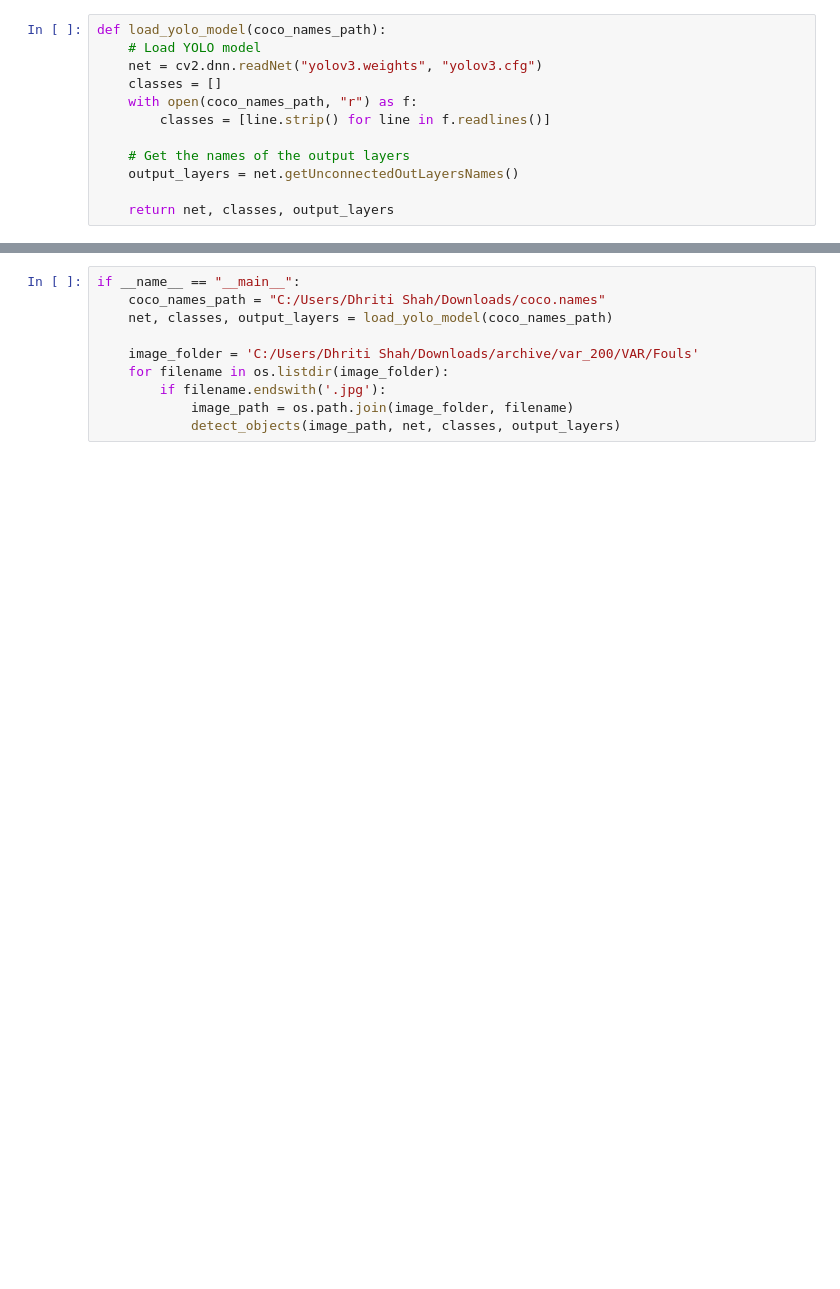
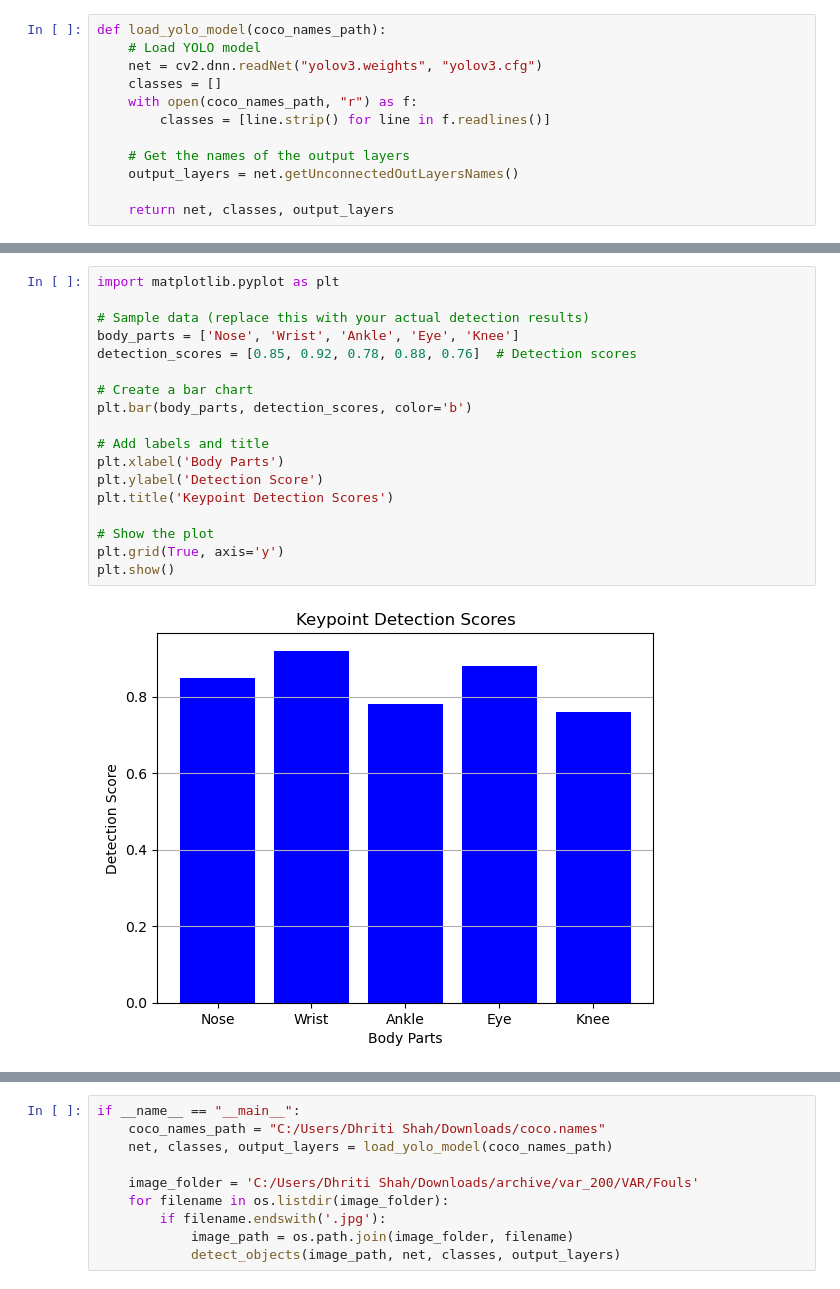
Before and after one commit to Dhritishah03/Capgemini, a Jupyter notebook: Capgemini.ipynb, the cells around one changed output, grey strips where cells are left out. Cells and saved outputs as stored; diff of their text form; blank space fills up the shorter version.

```diff
--- a/Capgemini.ipynb
+++ b/Capgemini.ipynb
@@ -145,0 +199,20 @@ def detect_objects(image_path, net, classes, output_layers, confidence_threshold
+# %%
+import matplotlib.pyplot as plt
+
+# Sample data (replace this with your actual detection results)
+body_parts = ['Nose', 'Wrist', 'Ankle', 'Eye', 'Knee']
+detection_scores = [0.85, 0.92, 0.78, 0.88, 0.76]  # Detection scores
+
+# Create a bar chart
+plt.bar(body_parts, detection_scores, color='b')
+
+# Add labels and title
+plt.xlabel('Body Parts')
+plt.ylabel('Detection Score')
+plt.title('Keypoint Detection Scores')
+
+# Show the plot
+plt.grid(True, axis='y')
+plt.show()
+# %% [output]
+[figure, added]
```
Also changed, not shown: parts of 10 cells of this notebook, 1 other file.
